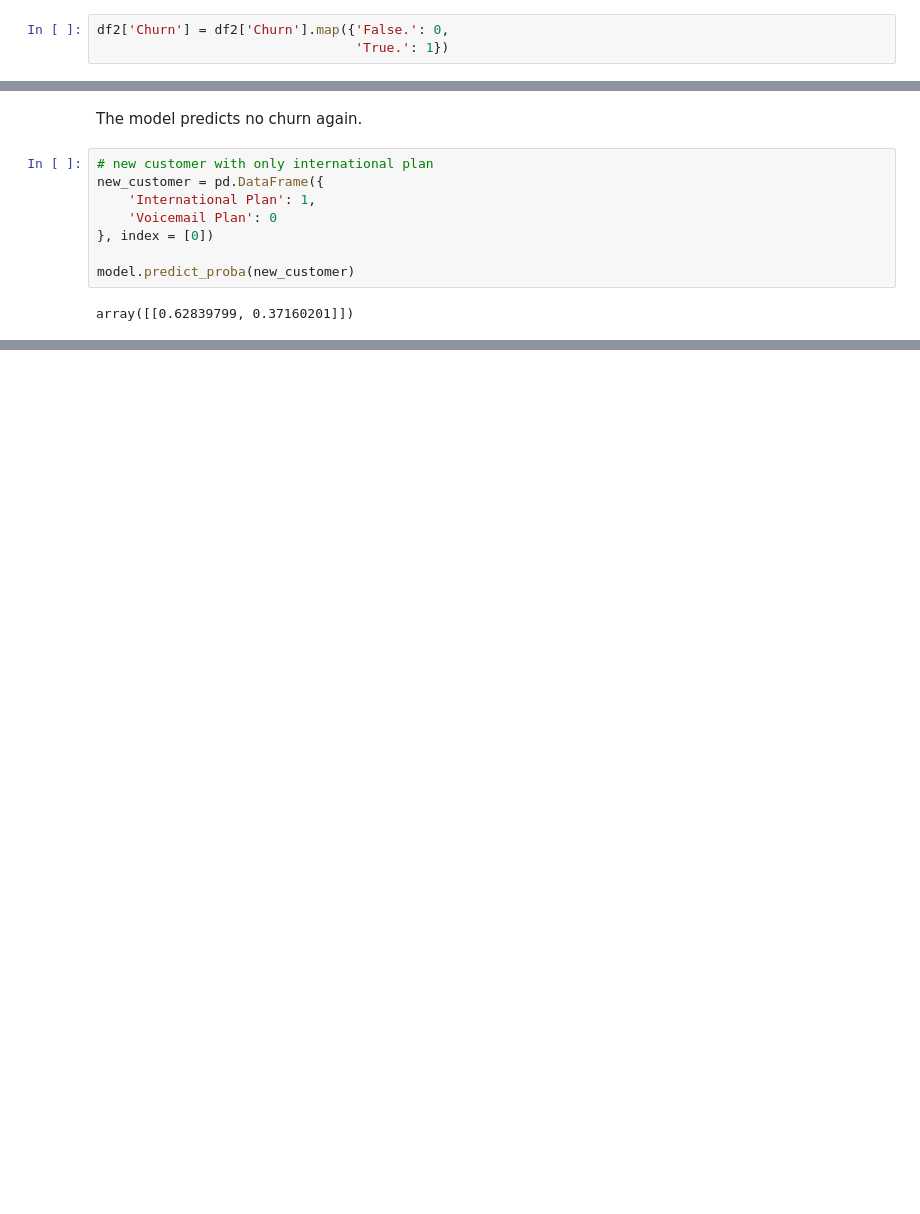
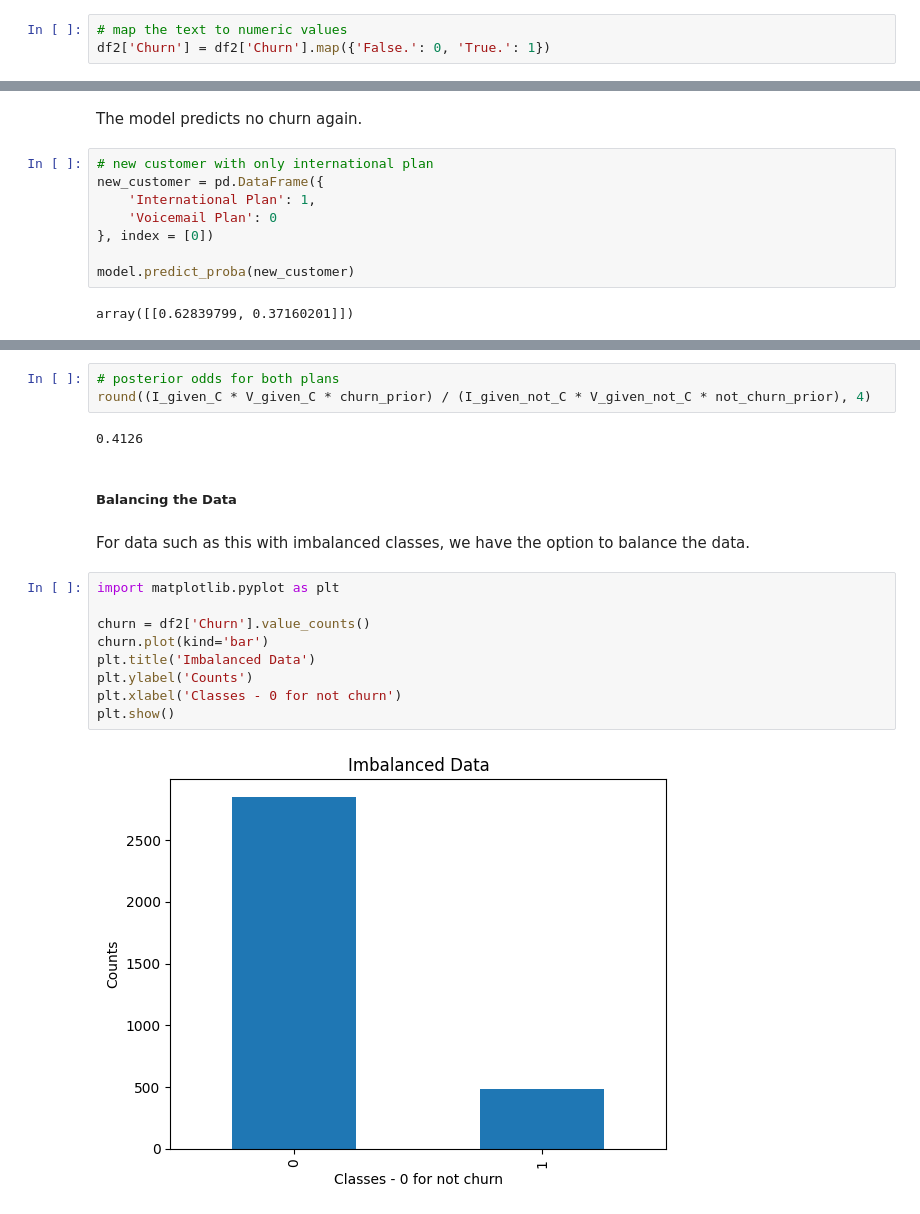
Before and after one commit to ryslipe/naive_bayes_classifier, a Jupyter notebook: notebooks/01_load_and_validate_raw_data.ipynb, the cells around one changed output, grey strips where cells are left out. Saved outputs shown, nothing was run; the diff lists cells and outputs as text; blank space fills up the shorter version.

```diff
--- a/notebooks/01_load_and_validate_raw_data.ipynb
+++ b/notebooks/01_load_and_validate_raw_data.ipynb
@@ -50,6 +61,6 @@ df2.head()
 # %%
-df2['Churn'] = df2['Churn'].map({'False.': 0,
-                                 'True.': 1})
+# map the text to numeric values
+df2['Churn'] = df2['Churn'].map({'False.': 0, 'True.': 1})
 # %% [output]
 A value is trying to be set on a copy of a slice from a DataFrame.
 Try using .loc[row_indexer,col_indexer] = value instead
@@ -339,0 +354,20 @@ array([[0.92912582, 0.07087418]])
+# %%
+# posterior odds for both plans
+round((I_given_C * V_given_C * churn_prior) / (I_given_not_C * V_given_not_C * not_churn_prior), 4)
+# %% [output]
+0.4126
+# %% [markdown]
+##### Balancing the Data
+# %% [markdown]
+For data such as this with imbalanced classes, we have the option to balance the data.
+# %%
+import matplotlib.pyplot as plt
+
+churn = df2['Churn'].value_counts()
+churn.plot(kind='bar')
+plt.title('Imbalanced Data')
+plt.ylabel('Counts')
+plt.xlabel('Classes - 0 for not churn')
+plt.show()
+# %% [output]
+[figure, added]
```
Also changed, not shown: parts of 44 cells of this notebook, 2 other files.
